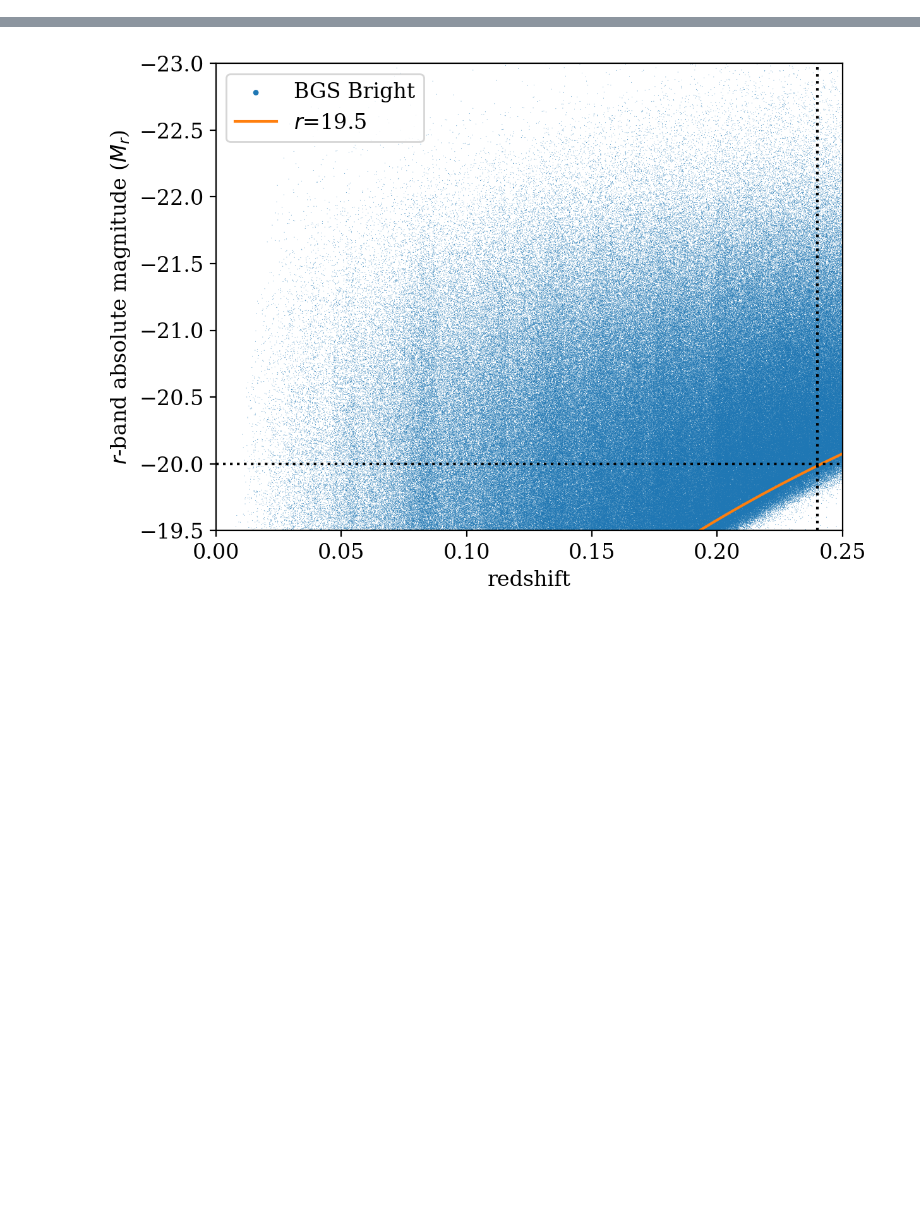
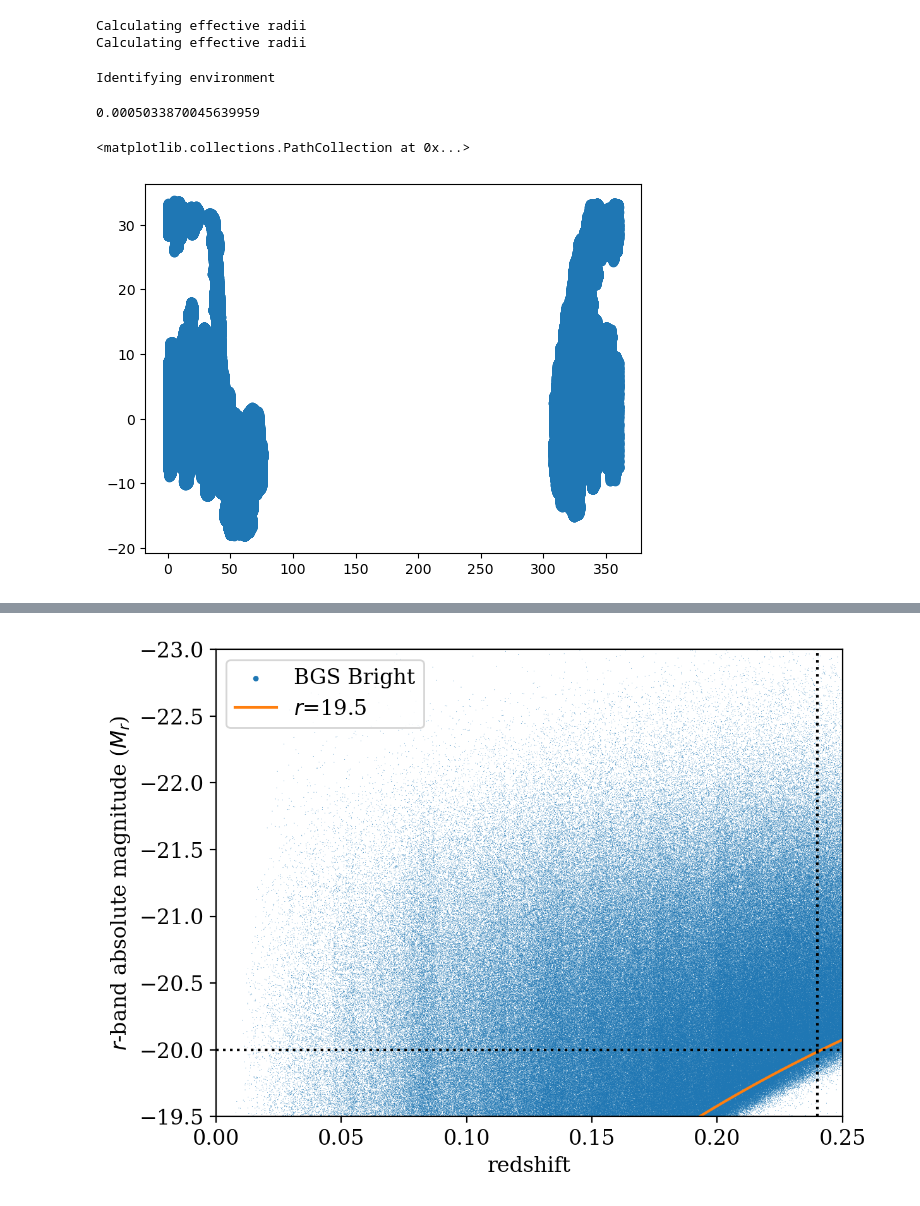
Before and after one commit to hbrincon/DESIVAST, a Jupyter notebook: galaxy_catalog/iron_info.ipynb, the cells around one changed output, grey strips where cells are left out. Saved outputs shown, nothing was run; the diff lists cells and outputs as text; code cells hidden in the pictures; blank space fills up the shorter version.

```diff
--- a/galaxy_catalog/iron_info.ipynb
+++ b/galaxy_catalog/iron_info.ipynb
@@ -8,0 +237,14 @@ from vast.voidfinder.postprocessing import open_fits_file
+# %%
+ngc_path = '/global/cfs/cdirs/desi/users/hrincon/DESIVAST/voids/loa/minus20.0/DESIVAST_NGC_VoidFinder_Output.fits'
+sgc_path = '/global/cfs/cdirs/desi/users/hrincon/DESIVAST/voids/loa/minus20.0/DESIVAST_SGC_VoidFinder_Output.fits'
+voidfinder_catalog = VoidFinderCatalogStacked(['NGC', "SGC"], [ngc_path, sgc_path])
+voidfinder_catalog.add_galaxies(['loa_ngc.fits','loa_sgc.fits'])
+# %%
+voidfinder_catalog.calculate_r_eff() #effective void radii
+# %% [output]
+Calculating effective radii
+Calculating effective radii
+# %%
+voidfinder_catalog.calculate_vflag(['loa_ngc_vflags.fits','loa_sgc_vflags.fits'])
+# %% [output]
+Identifying environment
@@ -8,0 +253,9 @@ from vast.voidfinder.postprocessing import open_fits_file
+# %%
+np.min(voidfinder_catalog['SGC'].galaxies['ra'])
+# %% [output]
+0.0005033870045639959
+# %%
+plt.scatter(voidfinder_catalog['SGC'].galaxies['ra'], voidfinder_catalog['SGC'].galaxies['dec'])
+# %% [output]
+<matplotlib.collections.PathCollection at 0x...>
+[figure, added]
```
Also changed, not shown: parts of 8 cells of this notebook, 4 other files.
